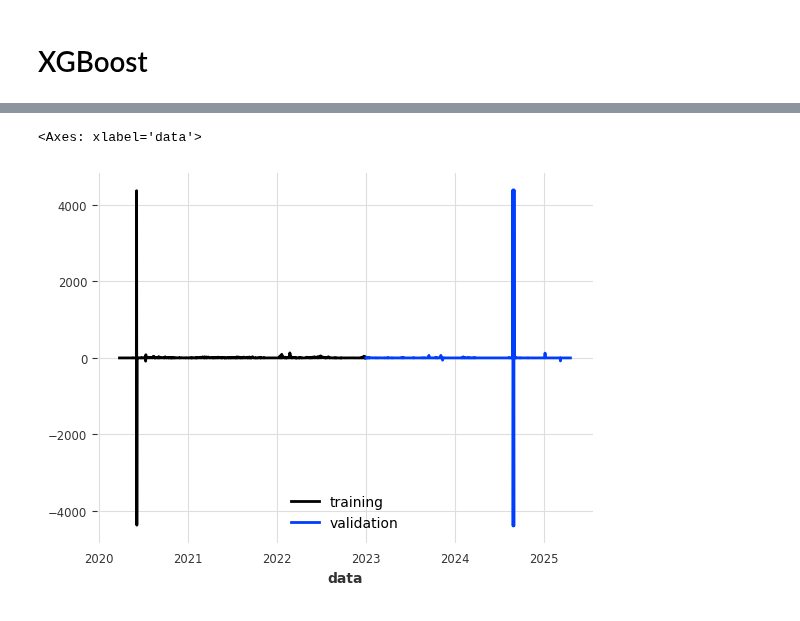
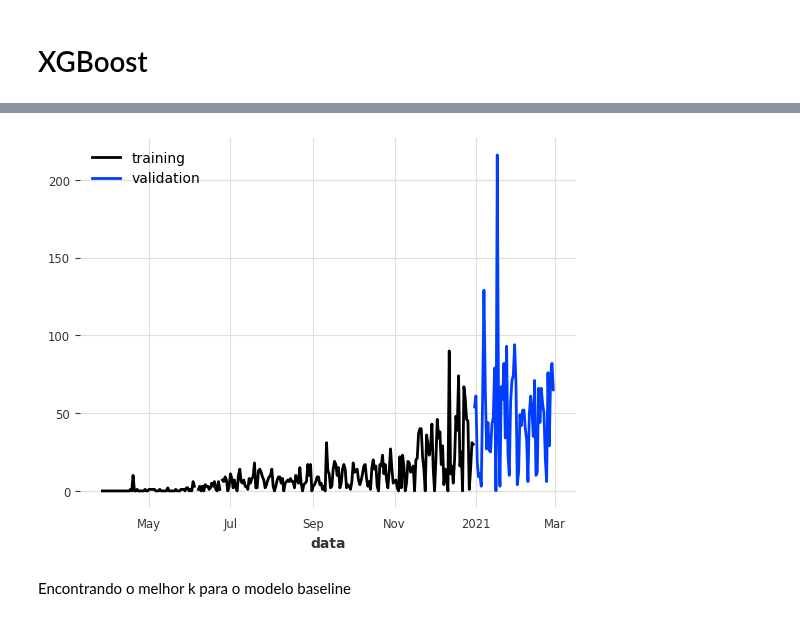
Before and after one commit to carloszan/covid, a Jupyter notebook: analises/6.modelos/0.xgboost.ipynb, the cells around one changed output, grey strips where cells are left out. Cells and saved outputs as stored; diff of their text form; code cells hidden in the pictures.

Commit message:
Adicionar modelo baseline

```diff
--- a/analises/6.modelos/0.xgboost.ipynb
+++ b/analises/6.modelos/0.xgboost.ipynb
@@ -18,0 +18,2 @@ df = df[:100000]
+# %%
+df = df[df.municipio == 'Conselheiro Lafaiete']
@@ -18,0 +34,4 @@ df = df[:100000]
+# %%
+print(len(df))
+display(df[(df.novos_casos_novos == -27270) | (df.novos_casos_novos == -27229) | (df.novos_casos_novos == 27270) | (df.novos_casos_novos == 27232)])
+df = df[(df.novos_casos_novos != 27232) & (df.novos_casos_novos != 27270) & (df.novos_casos_novos >= 0)]
@@ -191,0 +199,16 @@ for i in range(54):
+# %%
+lags_future_covariates = ['regiao', 'estado', 'municipio', 'semana_epi', 'populacao_tcu_2019', 'interior_metropolitana', 'estacao']
+lags_past_covariates = ['obitos_acumulados', 'obitos_novos',
+                     'novos_casos_novos_lag_1', 'obitos_novos_lag_1',
+                     'novos_casos_novos_lag_7', 'obitos_novos_lag_7',
+                     'novos_casos_novos_lag_14', 'obitos_novos_lag_14',
+                     'novos_casos_novos_media_movel_7', 'obitos_novos_media_movel_7']
+target = ['novos_casos_novos']
+temporal_var = ['data']
+# %%
+from darts import TimeSeries
+import matplotlib.pyplot as plt
+
+series_co = TimeSeries.from_dataframe(df[temporal_var + lags_past_covariates + lags_future_covariates], time_col="data", freq="D", fill_missing_dates=True)
+series = TimeSeries.from_dataframe(df[temporal_var + target], time_col="data", freq="D", fill_missing_dates=True)
+_ = series.plot()
@@ -192,7 +217,9 @@ for i in range(54):
 # %%
-train, val = series.split_before(pd.Timestamp("20230101")) # series.split_after(0.75)
-train.plot(label="training")
-val.plot(label="validation")
+train, slice2 = series.split_before(pd.Timestamp("20201231"))
+val, res = slice2.split_before(pd.Timestamp("20210301"))
+_ = train.plot(label="training")
+_ = val.plot(label="validation")
 # %% [output]
-<Axes: xlabel='data'>
-[figure, old version]
+[figure, new version]
+# %% [markdown]
+Encontrando o melhor k para o modelo baseline
```
Also changed, not shown: parts of 16 cells of this notebook.
